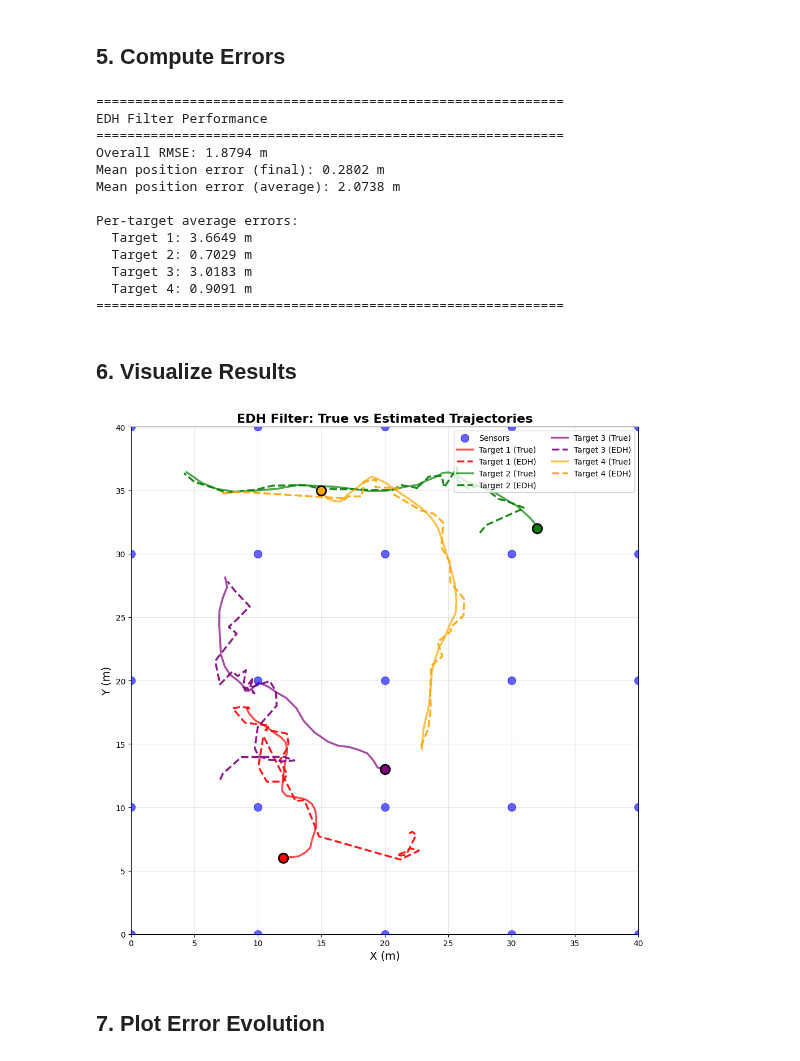
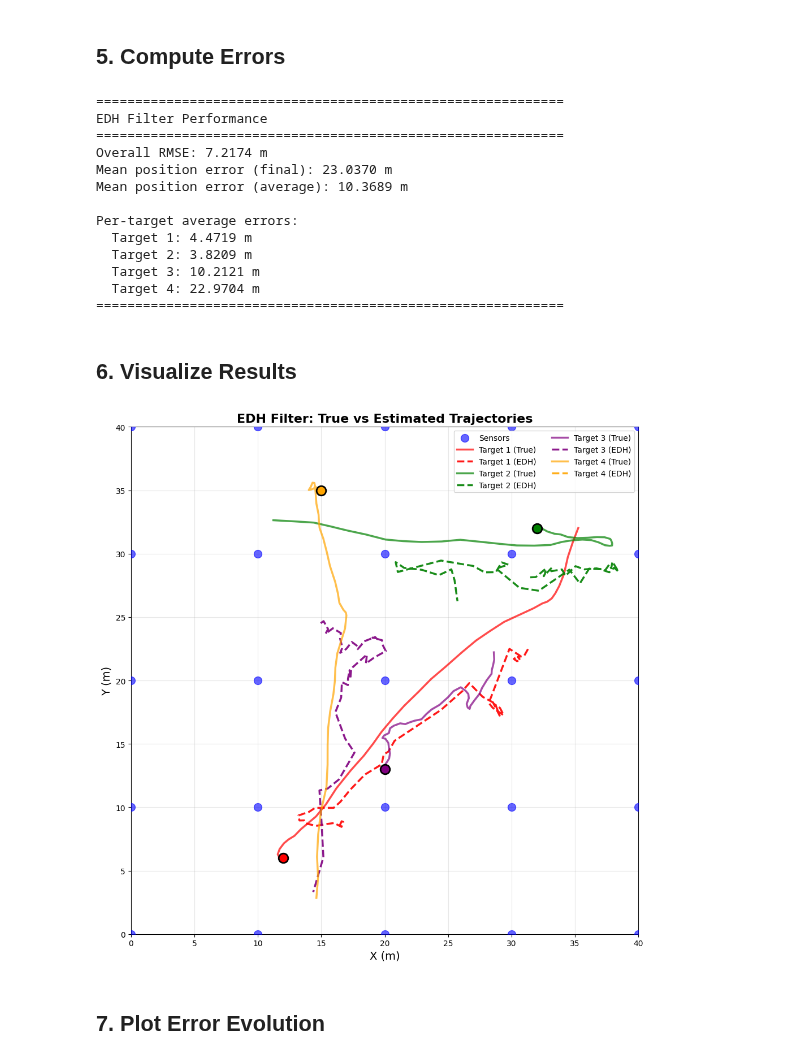
Before and after one commit to ChunchaoPeter/ml_simulation_research, a Jupyter notebook: deterministic_kernel_flows/edh_demo.ipynb, the cells around one changed output. Drawn from its saved outputs; the diff is of its cells as text; code cells hidden in the pictures.

```diff
--- a/deterministic_kernel_flows/edh_demo.ipynb
+++ b/deterministic_kernel_flows/edh_demo.ipynb
@@ -82,16 +82,21 @@ GPU available: False
 model_params = initialize_acoustic_model(n_targets=4)
 
 # Get filter functions for EKF
-# x_t = A * x_{t-1}
+state_transition_fn = state_transition # x_t = A * x_{t-1}
+observation_fn = observation_model #  z_t = h(x_t)
+A = model_params["Phi"]
+state_transition_jacobian_fn = lambda x: A # A
+observation_jacobian_fn = compute_observation_jacobian
+
 state_transition_fn = lambda x: state_transition(
     x, model_params, use_real_noise=False, no_noise=True
 )
-#  z_t = h(x_t)
+
 observation_fn = lambda x: observation_model(
     x, model_params, no_noise=True
 )
-# A
-state_transition_jacobian_fn = lambda x: model_params["Phi"]
+
+state_transition_jacobian_fn = lambda x, u=None: model_params["Phi"]
 
 observation_jacobian_fn = lambda x: compute_observation_jacobian(
     x, model_params
@@ -113,7 +118,7 @@ ekf = ExtendedKalmanFilter(
 ## 3. Generate Ground Truth Data
 # %%
 # Generate ground truth trajectory and measurements
-T = 30  # Number of time steps
+T = 40  # Number of time steps
 
 print(f"Generating ground truth trajectory ({T} time steps)...")
 ground_truth, measurements = simulate_trajectory(model_params, T, keep_in_bounds=True)
@@ -150,7 +155,7 @@ Measurements shape: (25, 30)
 # Create EDH filter with EKF covariance tracking
 edh_filter_ekf = EDHFilter(
     n_particle=500,
-    n_lambda=30,
+    n_lambda=29,
     lambda_ratio=1.2,
     use_local=False,
     use_ekf=True,
@@ -220,11 +230,11 @@ def compute_position_error(estimates, ground_truth, n_targets):
 
 # Compute errors
 edh_errors, edh_mean_error = compute_position_error(
-    edh_estimates, ground_truth[:,1:], model_params['n_targets']
+    edh_estimates_ekf, ground_truth[:,1:], model_params['n_targets']
 )
 
 # Overall RMSE
-rmse = tf.sqrt(tf.reduce_mean((edh_estimates - ground_truth[:,1:])**2))
+rmse = tf.sqrt(tf.reduce_mean((edh_estimates_ekf - ground_truth[:,1:])**2))
 
 print("="*60)
 print("EDH Filter Performance")
@@ -241,15 +251,15 @@ print("="*60)
 ============================================================
 EDH Filter Performance
 ============================================================
-Overall RMSE: 1.8794 m
-Mean position error (final): 0.2802 m
-Mean position error (average): 2.0738 m
+Overall RMSE: 7.2174 m
+Mean position error (final): 23.0370 m
+Mean position error (average): 10.3689 m
 
 Per-target average errors:
-  Target 1: 3.6649 m
-  Target 2: 0.7029 m
-  Target 3: 3.0183 m
-  Target 4: 0.9091 m
+  Target 1: 4.4719 m
+  Target 2: 3.8209 m
+  Target 3: 10.2121 m
+  Target 4: 22.9704 m
 ============================================================
 # %% [markdown]
 ## 6. Visualize Results
@@ -264,41 +274,41 @@ ax.scatter(sensors[:, 0], sensors[:, 1],
 
 colors = ['red', 'green', 'purple', 'orange']
 gt = ground_truth.numpy()
-est = edh_estimates.numpy()
+est = edh_estimates_ekf.numpy()
 
 for i in range(model_params['n_targets']):
     x_idx = i * 4
     y_idx = i * 4 + 1
 
     # Ground truth
     x_true = gt[x_idx, :]
     y_true = gt[y_idx, :]
     ax.plot(x_true, y_true, '-', color=colors[i], linewidth=2.5,
            label=f'Target {i+1} (True)', alpha=0.7)
 
     # Estimates
     x_est = est[x_idx, :]
     y_est = est[y_idx, :]
     ax.plot(x_est, y_est, '--', color=colors[i], linewidth=2.5,
            label=f'Target {i+1} (EDH)', alpha=0.9, linestyle='dashed')
 
     # Mark start
     ax.plot(x_true[0], y_true[0], 'o', color=colors[i],
            markersize=12, markeredgecolor='black', markeredgewidth=2)
 
 ax.set_xlabel('X (m)', fontsize=14)
 ax.set_ylabel('Y (m)', fontsize=14)
 ax.set_title('EDH Filter: True vs Estimated Trajectories', fontsize=16, fontweight='bold')
 ax.legend(fontsize=10, loc='upper right', ncol=2)
 ax.grid(True, alpha=0.3)
 ax.set_xlim([0, model_params['sim_area_size']])
 ax.set_ylim([0, model_params['sim_area_size']])
 ax.set_aspect('equal')
 
 plt.tight_layout()
 plt.show()
 # %% [output]
-[figure, old version]
+[figure, new version]
 # %% [markdown]
 ## 7. Plot Error Evolution
 # %%
```
Also changed, not shown: parts of 4 cells of this notebook.
